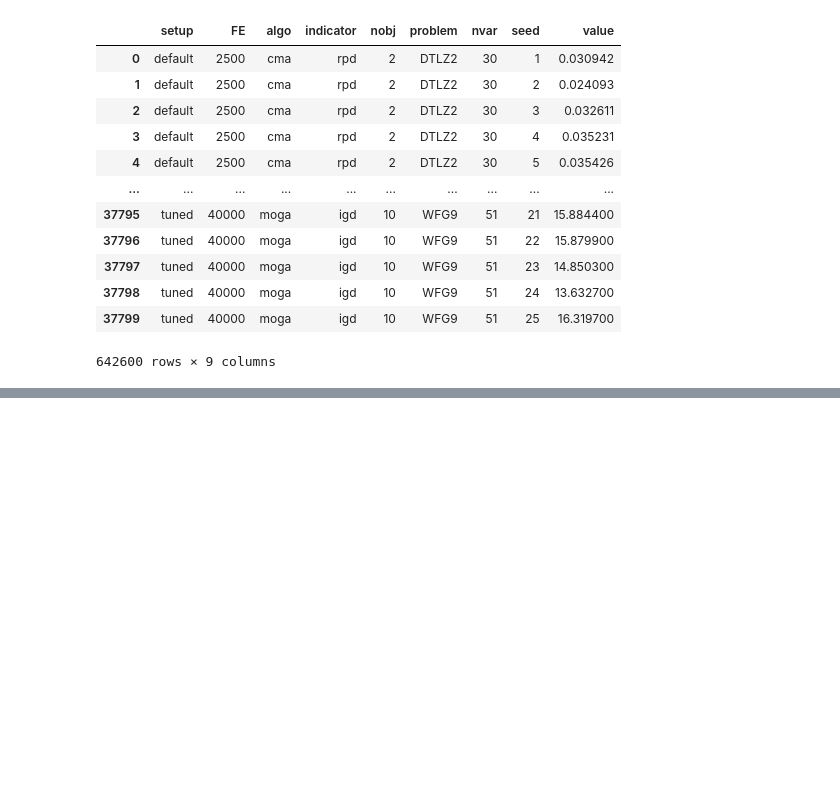
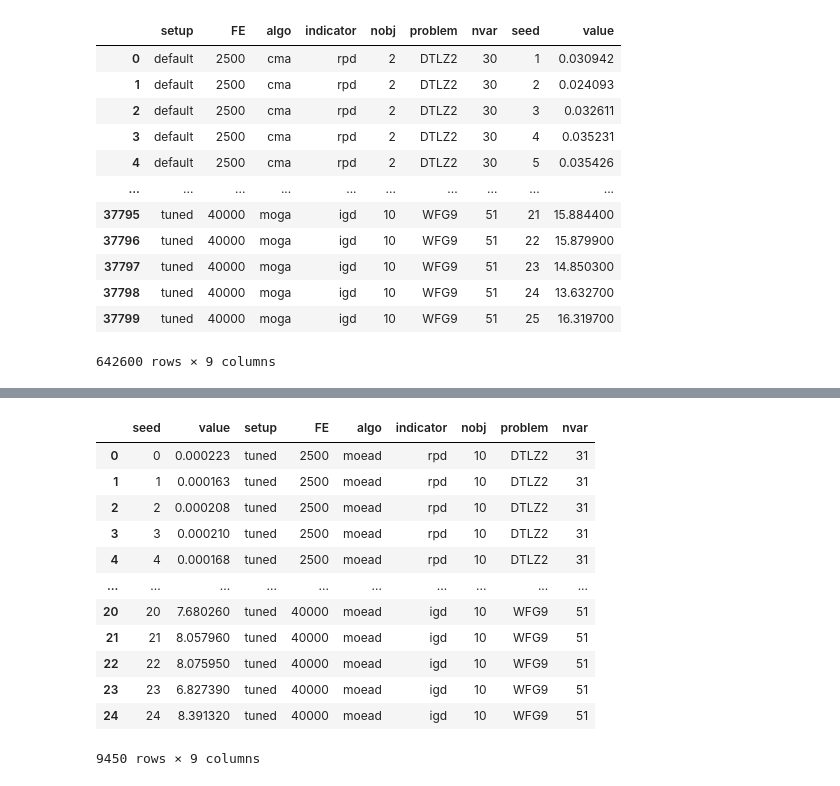
Before and after one commit to leobezerra/moea-benchmark-analysis, a Jupyter notebook: _util/indicators.ipynb, the cells around one changed output, grey strips where cells are left out. Saved outputs shown, nothing was run; the diff lists cells and outputs as text; code cells hidden in the pictures; blank space fills up the shorter version.

```diff
--- a/_util/indicators.ipynb
+++ b/_util/indicators.ipynb
@@ -148,0 +151,24 @@ df_full.to_csv("indicators.csv.gz", index=False, compression='gzip')
+# %%
+data = [
+    pd.read_csv(f"testing-{fe}fes/{algo}/{algo}.{bench}{problem}.{nobj}.{nvar}.out_{indicator}", header=None)\
+#     pd.read_csv(f"testing-anytime/{algo}{config}/{algo}.{bench}{problem}.{nobj}.{nvar}.{seed}.any", header=None, sep=" ")\
+                .reset_index()\
+                .rename(columns={"index": "seed", 0: "value"})\
+                .assign(**{
+                    "setup": setup,
+                    "FE": fe,
+                    "algo": algo,
+                    "indicator": indicator,
+                    "nobj": nobj,
+                    "problem": f"{bench}{problem}",
+                    "nvar": nvar,
+                })
+    for algo in ["moead"]
+    for setup in ["tuned"]
+    for fe in fes
+    for indicator in indicators
+    for nobj in ["10"]
+    for bench in benchmarks
+    for problem in problems[bench]
+    for nvar in nvars[nobj]
+]
@@ -148,0 +197,16 @@ df_full.to_csv("indicators.csv.gz", index=False, compression='gzip')
+# %%
+df_moead
+# %% [output]
+|  | seed | value | setup | FE | algo | indicator | nobj | problem | nvar |
+| 0 | 0 | 0.000223 | tuned | 2500 | moead | rpd | 10 | DTLZ2 | 31 |
+| 1 | 1 | 0.000163 | tuned | 2500 | moead | rpd | 10 | DTLZ2 | 31 |
+| 2 | 2 | 0.000208 | tuned | 2500 | moead | rpd | 10 | DTLZ2 | 31 |
+| 3 | 3 | 0.000210 | tuned | 2500 | moead | rpd | 10 | DTLZ2 | 31 |
+| 4 | 4 | 0.000168 | tuned | 2500 | moead | rpd | 10 | DTLZ2 | 31 |
+| ... | ... | ... | ... | ... | ... | ... | ... | ... | ... |
+| 20 | 20 | 7.680260 | tuned | 40000 | moead | igd | 10 | WFG9 | 51 |
+| 21 | 21 | 8.057960 | tuned | 40000 | moead | igd | 10 | WFG9 | 51 |
+| 22 | 22 | 8.075950 | tuned | 40000 | moead | igd | 10 | WFG9 | 51 |
+| 23 | 23 | 6.827390 | tuned | 40000 | moead | igd | 10 | WFG9 | 51 |
+| 24 | 24 | 8.391320 | tuned | 40000 | moead | igd | 10 | WFG9 | 51 |
+9450 rows × 9 columns
```
Also changed, not shown: parts of 21 cells of this notebook.
